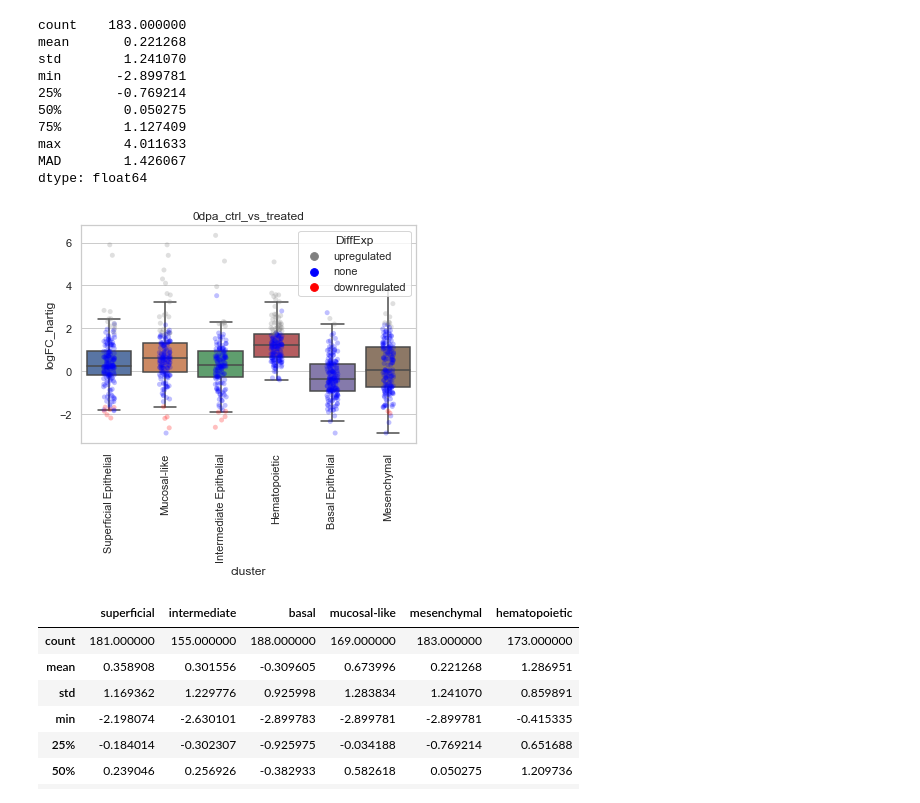
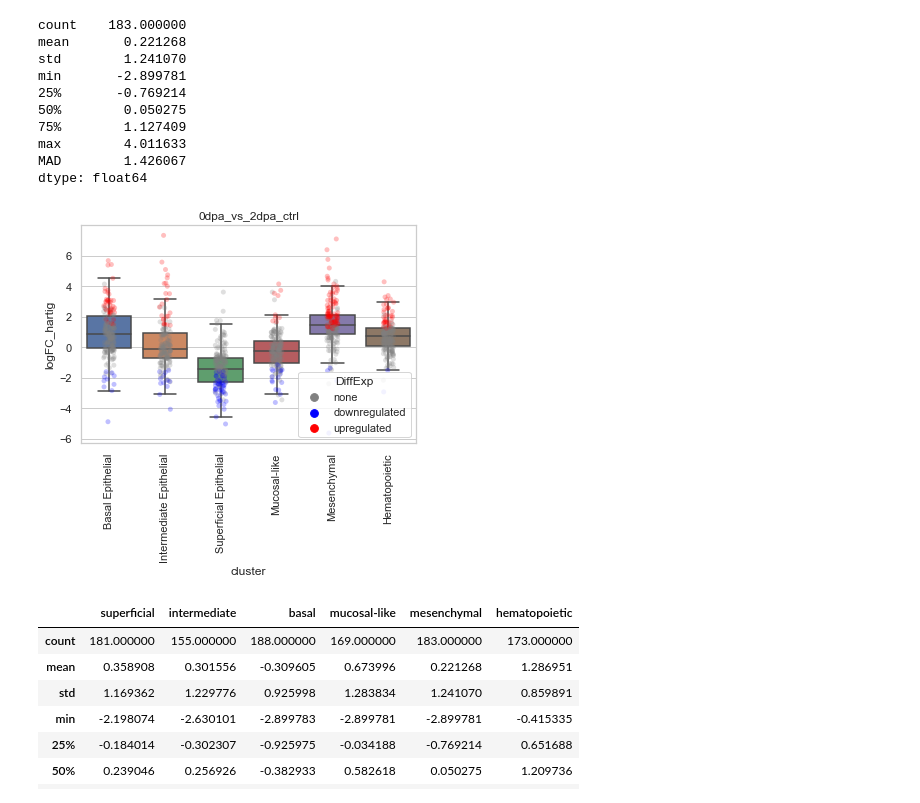
Before and after one commit to cgnobrega/Nobrega_Honors_Thesis, a Jupyter notebook: code/gene_lists_parse.ipynb, the cells around one changed output. Cells and saved outputs as stored; diff of their text form; code cells hidden in the pictures.

```diff
--- a/code/gene_lists_parse.ipynb
+++ b/code/gene_lists_parse.ipynb
@@ -23,8 +23,8 @@ hou.head(10)
 | 8 | Superficial Epithelial | CABZ01072255.2 | 0.0 | 2.858588 | 0.876 | 0.105 | 0.0 |
 | 9 | Superficial Epithelial | si:ch211-217k17.10 | 0.0 | 2.838415 | 0.886 | 0.096 | 0.0 |
 # %%
-hartig_file = "..\data\Hartig_0dpa_ctrl_vs_treated.csv"
-file = '0dpa_ctrl_vs_treated'
+hartig_file = "..\data\Hartig_0dpa_vs_2dpa_ctrl.csv"
+file = '0dpa_vs_2dpa_ctrl'
 tablename = 'summary_' + file + '.png'
 plotname = 'plot_' + file + '.png'
 # %%
@@ -238,18 +231,18 @@ dtype: float64
 # %%
 # box plot their distributions
 
 import seaborn as sns
 import matplotlib.pyplot as plt
 
 sns.set(style="whitegrid")
 
-ax = sns.boxplot(x="cluster", y="logFC_hartig", data=merged_gene_list, showfliers = False).set_title(file)
-ax = sns.stripplot(x="cluster", y="logFC_hartig", hue="DiffExp", palette=["grey","blue","red"], data=merged_gene_list, color="0.5", alpha=0.25)
+ax = sns.boxplot(x="cluster", y="logFC_hartig", data=merged_gene_list, showfliers = False, order=['Basal Epithelial','Intermediate Epithelial','Superficial Epithelial', 'Mucosal-like', 'Mesenchymal', 'Hematopoietic']).set_title(file)
+ax = sns.stripplot(x="cluster", y="logFC_hartig", hue="DiffExp", palette=["grey","blue","red"], data=merged_gene_list, color="0.5", alpha=0.25, order=['Basal Epithelial','Intermediate Epithelial','Superficial Epithelial', 'Mucosal-like', 'Mesenchymal', 'Hematopoietic'])
 ax.set_xticklabels(ax.get_xticklabels(),rotation = 90)
 #plt.savefig("boxplot/"+plotname, bbox_inches='tight')
 plt.show()
 # %% [output]
-[figure, old version]
+[figure, new version]
 # %%
 summary = pd.DataFrame(superficial_stats)
 summary.columns = ["superficial"]
```
Also changed, not shown: parts of 4 cells of this notebook, 1 other file.
